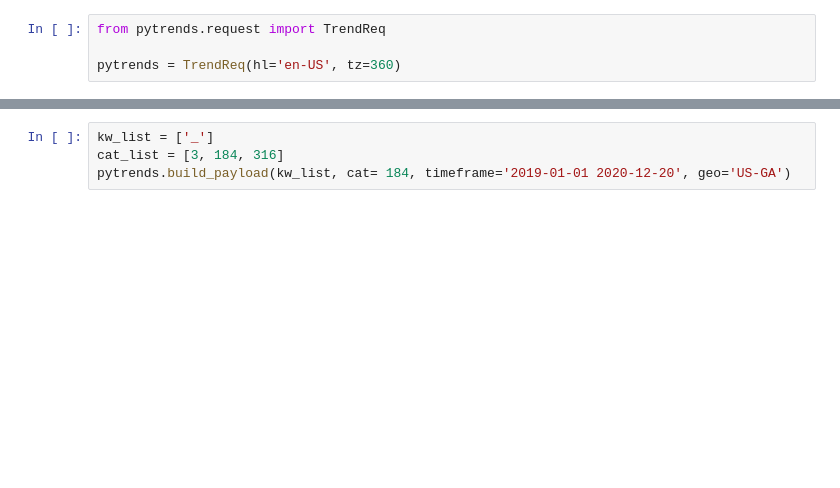
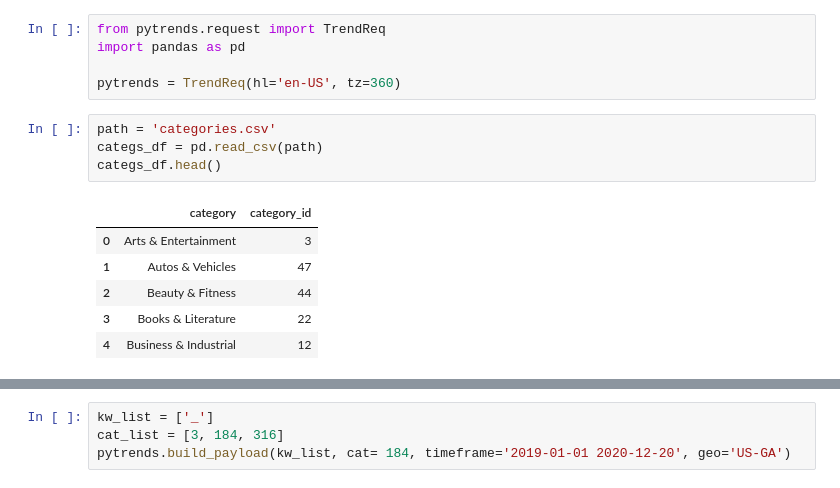
Before and after one commit to sarahDH615/google_trends_covid_project, a Jupyter notebook: sarah/pytrends-google-search-data.ipynb, the cells around one changed output, grey strips where cells are left out. Drawn from its saved outputs; the diff is of its cells as text; blank space fills up the shorter version.

```diff
--- a/sarah/pytrends-google-search-data.ipynb
+++ b/sarah/pytrends-google-search-data.ipynb
@@ -1,4 +1,16 @@
 # %%
 from pytrends.request import TrendReq
+import pandas as pd
 
 pytrends = TrendReq(hl='en-US', tz=360)
+# %%
+path = 'categories.csv'
+categs_df = pd.read_csv(path)
+categs_df.head()
+# %% [output]
+|  | category | category_id |
+| 0 | Arts & Entertainment | 3 |
+| 1 | Autos & Vehicles | 47 |
+| 2 | Beauty & Fitness | 44 |
+| 3 | Books & Literature | 22 |
+| 4 | Business & Industrial | 12 |
```
Also changed, not shown: parts of 16 cells of this notebook, 2 other files.
